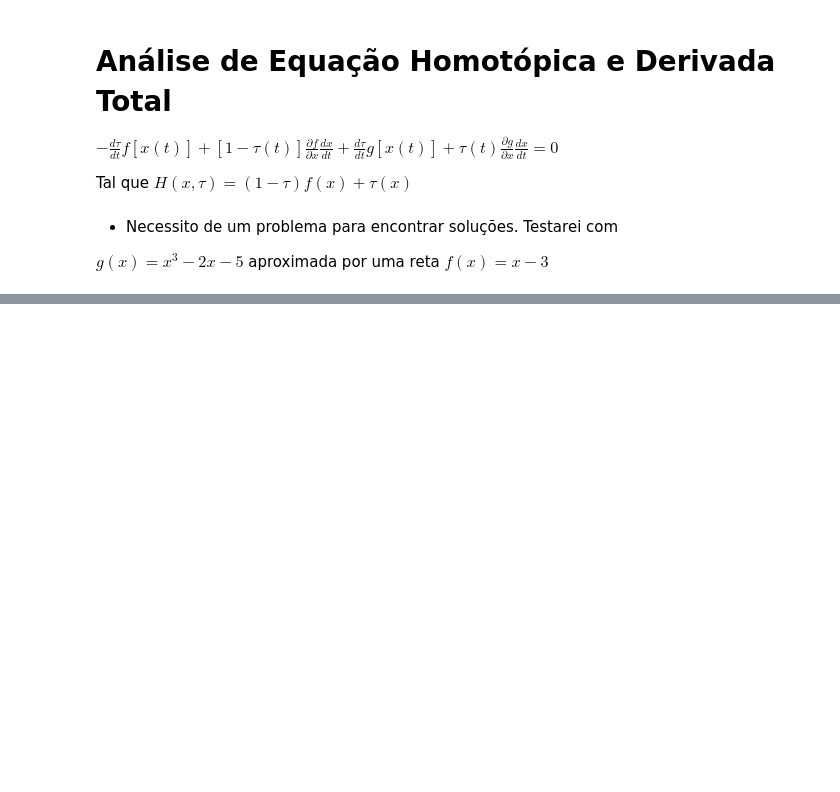
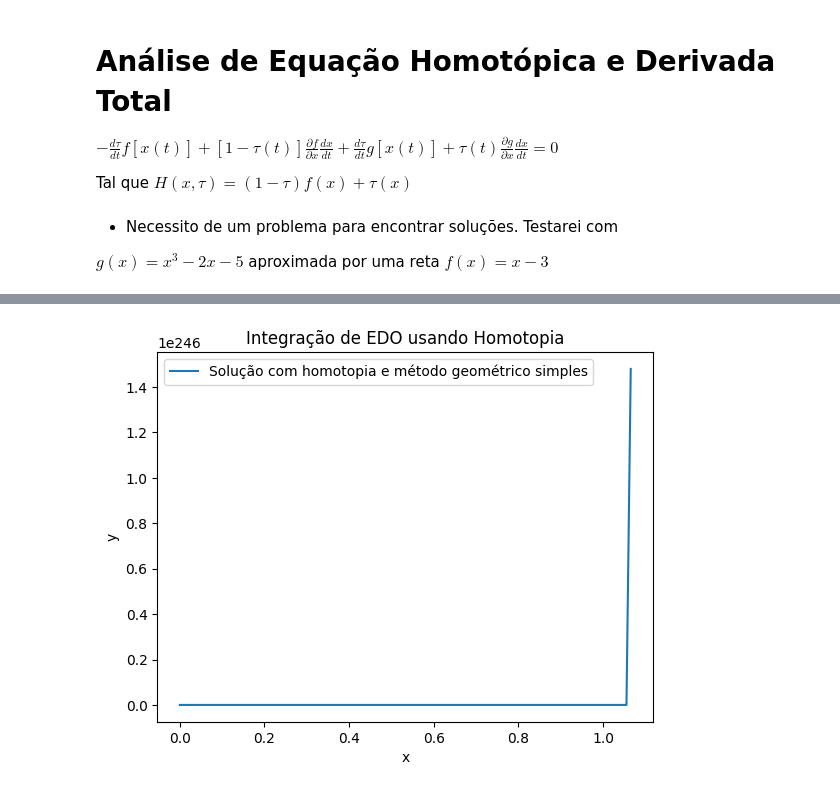
Before and after one commit to Cordoeira/ComplexDyn, a Jupyter notebook: HomotoPy.ipynb, the cells around one changed output, grey strips where cells are left out. Drawn from its saved outputs; the diff is of its cells as text; code cells hidden in the pictures; blank space fills up the shorter version.

```diff
--- a/HomotoPy.ipynb
+++ b/HomotoPy.ipynb
@@ -55,0 +152,42 @@ def dHdtau(x, tau, f_func=f, g_func=g):
+# %%
+import numpy as np
+import matplotlib.pyplot as plt
+
+# Definição da homotopia f(y,x,lambda)
+def f(y, x, lam):
+    f0 = y          # função simples
+    f1 = y**2 + x   # função original
+    return (1 - lam)*f0 + lam*f1
+
+# Parâmetros
+x0, y0 = 0.0, 1.0
+xf = 2.0
+Nx = 200
+Nlam = 50
+
+x = np.linspace(x0, xf, Nx)
+lam_values = np.linspace(0, 1, Nlam)
+
+# Inicializar solução
+y = np.zeros(Nx)
+y[:] = y0
+
+# Integração por homotopia
+for lam in lam_values:
+    # Método de Euler simples com passo dx para ilustrar
+    dx = (xf - x0) / (Nx - 1)
+    y_new = np.zeros_like(y)
+    y_new[0] = y0
+    for i in range(1, Nx):
+        k1 = f(y_new[i-1], x[i-1], lam)
+        y_new[i] = y_new[i-1] + k1*dx
+    y = y_new
+
+plt.plot(x, y, label='Solução com homotopia e método geométrico simples')
+plt.xlabel('x')
+plt.ylabel('y')
+plt.legend()
+plt.title('Integração de EDO usando Homotopia')
+plt.show()
+# %% [output]
+[figure, added]
```
Also changed, not shown: parts of 11 cells of this notebook, 1 other file.
